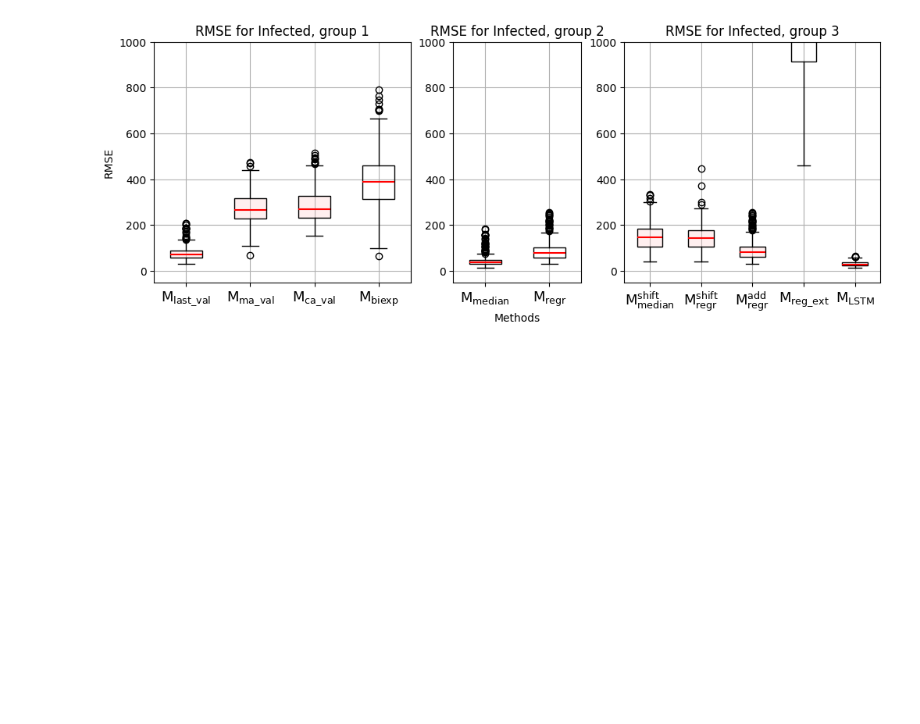
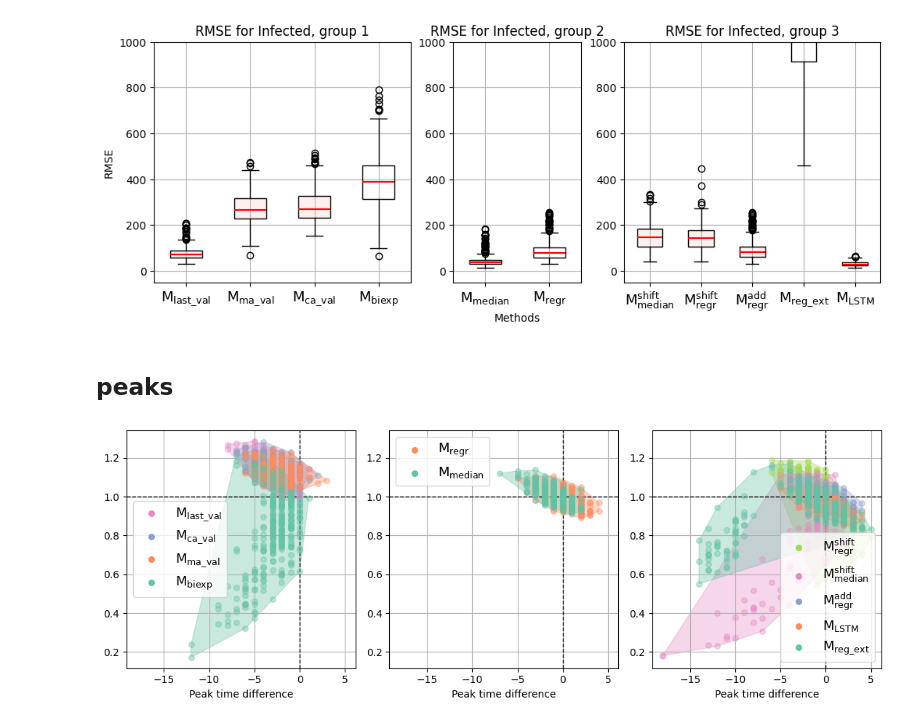
Before and after one commit to Mpkosh/network_hybrid_33, a Jupyter notebook: apply_and_see.ipynb, the cells around one changed output. Cells and saved outputs as stored; diff of their text form; code cells hidden in the pictures; blank space fills up the shorter version.

```diff
--- a/apply_and_see.ipynb
+++ b/apply_and_see.ipynb
@@ -328,3 +325,5 @@ Median RMSE I for regression_day_incremental_learning 80.12080532068758
 Median RMSE I for regression_day_SEIR_previous_I 1083.2073432486238
 Median RMSE I for lstm_day_E_previous_I 28.165818875165836
 [figure]
+# %% [markdown]
+## peaks
@@ -330,0 +444,5 @@ Median RMSE I for lstm_day_E_previous_I 28.165818875165836
+# %%
+create_peak_plot(folder = 'ba', switch = 'roll_var_npeople',
+                 with_outliers=True, same_lims=True)
+# %% [output]
+[figure, added]
```
Also changed, not shown: parts of 9 cells of this notebook, 31 other files.
